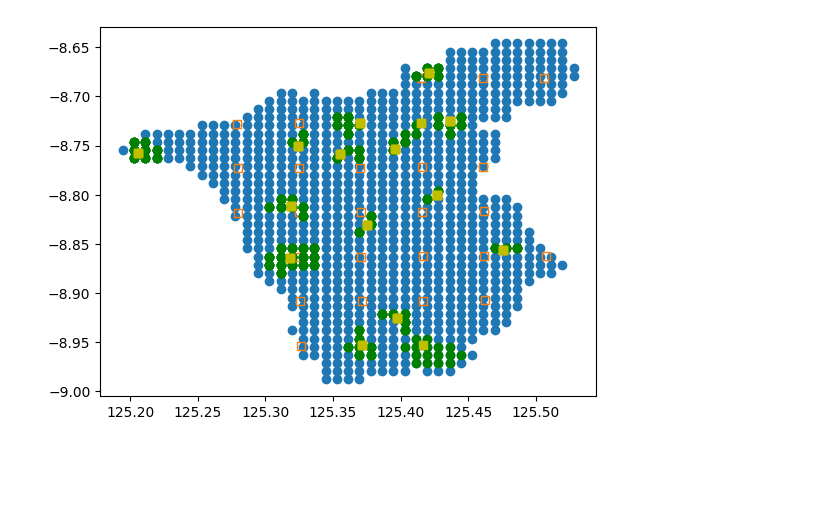
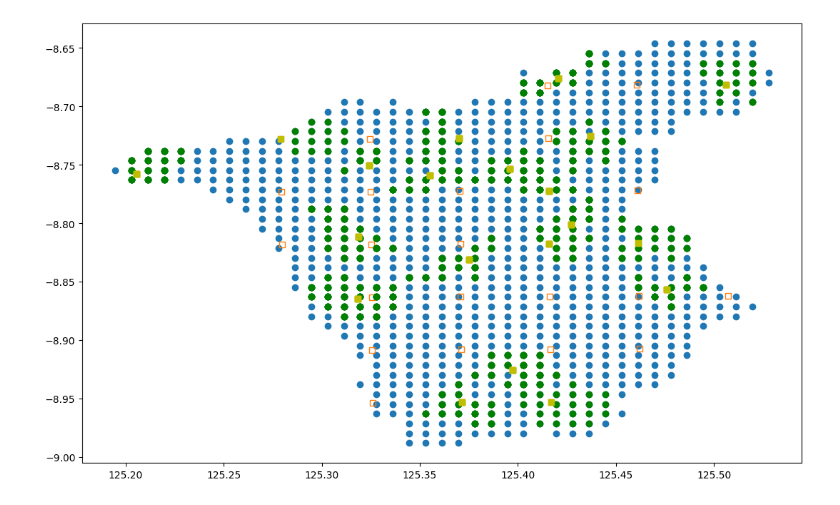
Before and after one commit to Srokusek/ABW-project, a Jupyter notebook: models/full_ermera.ipynb, the cells around one changed output. Drawn from its saved outputs; the diff is of its cells as text; code cells hidden in the pictures; blank space fills up the shorter version.

```diff
--- a/models/full_ermera.ipynb
+++ b/models/full_ermera.ipynb
@@ -46,28 +46,28 @@ distances.to_csv("../data/ermera_full/processed/distances.csv")
 # %%
 import pandas as pd
 import numpy as np
 from dynamic_models.single_step import single_step_area
 from dynamic_models.visuializer import show_facility_location
 
 #data constants
 distances = pd.read_csv("../data/ermera_full/processed/distances.csv").drop(columns=["Unnamed: 0"])
 homes = populations
 locations = facilities
 periods_df = pd.DataFrame([1,2,3,4])
 periods = periods_df[0]
-per_period = 1
-max_distance = 2
+per_period = 2
+max_distance = 3
 open_facilities = facilities["is_built"]
 vpop = homes["Population"]
 
 
 Z, X, building = single_step_area(distances, homes, locations, periods, per_period, max_distance, open_facilities, vpop)
 
 xC = homes['Pop_Lon']
 yC = homes['Pop_Lat']
 xF = locations['Grid_Lon']
 yF = locations['Grid_Lat']
 
 show_facility_location(xC, yC, xF, yF, X=X, Z=Z, homes=homes, locations=locations, periods=periods)
 # %% [output]
-[figure, old version]
+[figure, new version]
```
Also changed, not shown: parts of 1 cell of this notebook, 1 other file.
